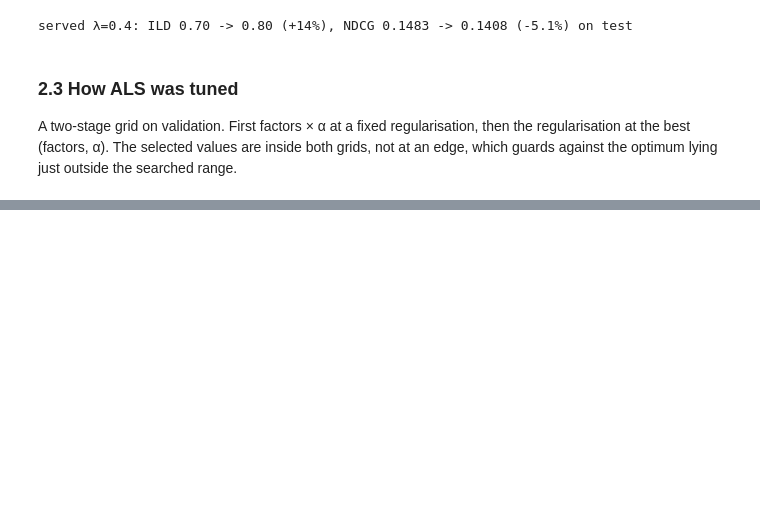
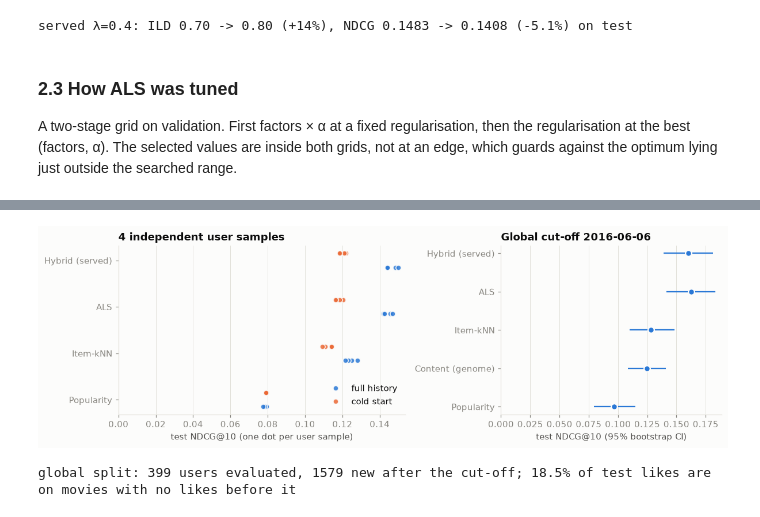
Before and after one commit to SilentSerpent19/MovieRecommendationSystem, a Jupyter notebook: notebooks/01_eda_and_results.ipynb, the cells around one changed output, grey strips where cells are left out. Drawn from its saved outputs; the diff is of its cells as text; code cells hidden in the pictures; blank space fills up the shorter version.

```diff
--- a/notebooks/01_eda_and_results.ipynb
+++ b/notebooks/01_eda_and_results.ipynb
@@ -499,0 +506,37 @@ save(fig, 'als_tuning')
+# %%
+rob = json.loads((ROOT / 'reports' / 'robustness.json').read_text())
+CORE = ['popularity', 'item_knn', 'als', 'hybrid']
+samples = rob['resampled_users']['samples']
+
+fig, (a, b) = plt.subplots(1, 2, figsize=(11, 3.6), gridspec_kw={'width_ratios': [1.3, 1]})
+y = np.arange(len(CORE))
+for offset, (key, color, label) in zip((-0.15, 0.15), (('test_results', BLUE, 'full history'),
+                                                     ('test_results_cold_start', ORANGE, 'cold start'))):
+    for i, s in enumerate(samples.values()):
+        a.plot([s[key][m]['ndcg@10'] for m in CORE], y + offset, 'o', color=color, markersize=6,
+               markeredgecolor=SURFACE, markeredgewidth=1.2, alpha=0.85, label=label if i == 0 else None)
+a.set_yticks(y, [LABELS[m] for m in CORE])
+a.grid(axis='y', visible=False)
+a.set(xlabel='test NDCG@10 (one dot per user sample)', xlim=(0, None))
+a.set_title(f'{len(samples)} independent user samples')
+a.legend(loc='lower right')
+
+g = rob['global_time_split']['test_results']
+d = pd.DataFrame({m: g[m] for m in MODELS[1:]}).T
+yy = np.arange(len(d))
+b.errorbar(d['ndcg@10'], yy, xerr=[d['ndcg@10'] - d['ndcg@10_ci95'].str[0], d['ndcg@10_ci95'].str[1] - d['ndcg@10']],
+           fmt='o', color=BLUE, markersize=7, markeredgecolor=SURFACE, markeredgewidth=1.5, elinewidth=1.5)
+b.set_yticks(yy, [LABELS[m] for m in d.index])
+b.grid(axis='y', visible=False)
+b.set(xlabel='test NDCG@10 (95% bootstrap CI)', xlim=(0, None))
+b.set_title(f"Global cut-off {rob['global_time_split']['cutoff_date']}")
+fig.tight_layout()
+save(fig, 'robustness')
+
+gs = rob['global_time_split']
+print(f"global split: {gs['users']['evaluated']} users evaluated, {gs['users']['new_after_cutoff']} new after the "
+      f"cut-off; {gs['test_likes_on_items_without_training_likes']:.1%} of test likes are on movies with no likes "
+      'before it')
+# %% [output]
+[figure, added]
+global split: 399 users evaluated, 1579 new after the cut-off; 18.5% of test likes are on movies with no likes before it
```
Also changed, not shown: parts of 11 cells of this notebook, 17 other files.
